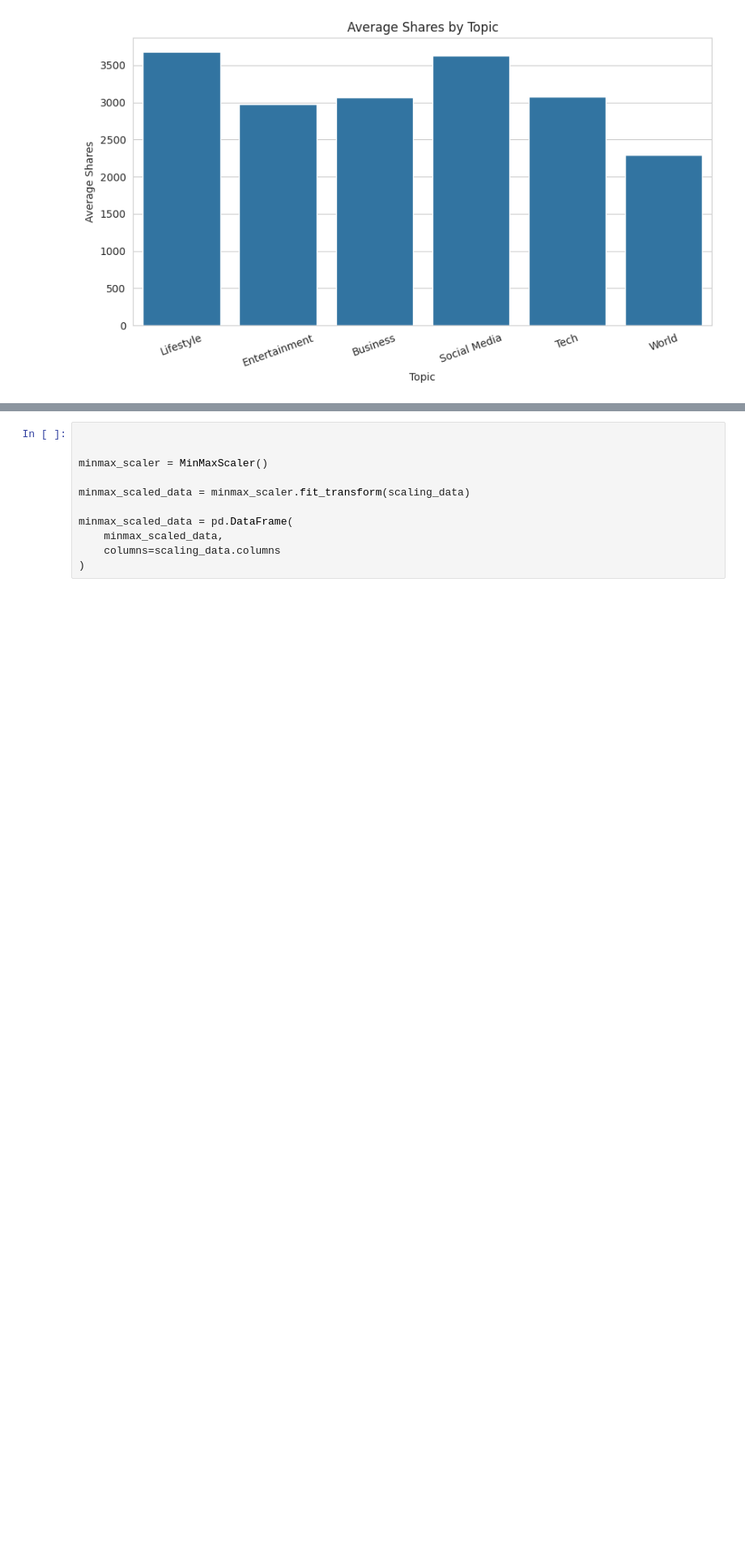
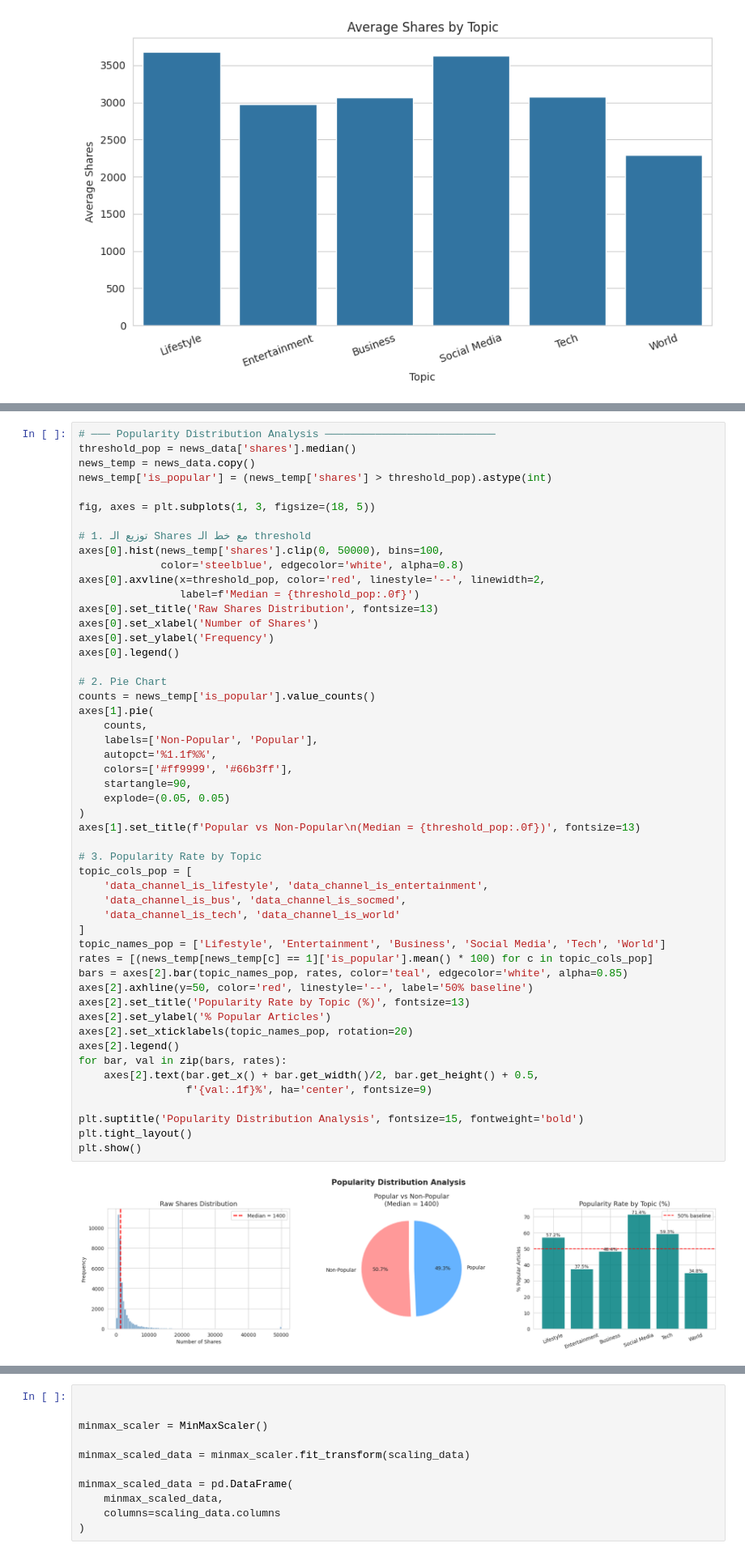
Before and after one commit to batoolabualhayjaa33-droid/ML-final-project, a Jupyter notebook: OnlineNewsPopularity.ipynb, the cells around one changed output, grey strips where cells are left out. Shown at 81% size. Drawn from its saved outputs; the diff is of its cells as text; blank space fills up the shorter version.

```diff
--- a/OnlineNewsPopularity.ipynb
+++ b/OnlineNewsPopularity.ipynb
@@ -357,3 +432,56 @@ plt.show()
+# %%
+# ─── Popularity Distribution Analysis ───────────────────────────
+threshold_pop = news_data['shares'].median()
+news_temp = news_data.copy()
+news_temp['is_popular'] = (news_temp['shares'] > threshold_pop).astype(int)
+
+fig, axes = plt.subplots(1, 3, figsize=(18, 5))
+
+# 1. توزيع الـ Shares مع خط الـ threshold
+axes[0].hist(news_temp['shares'].clip(0, 50000), bins=100,
+             color='steelblue', edgecolor='white', alpha=0.8)
+axes[0].axvline(x=threshold_pop, color='red', linestyle='--', linewidth=2,
+                label=f'Median = {threshold_pop:.0f}')
+axes[0].set_title('Raw Shares Distribution', fontsize=13)
+axes[0].set_xlabel('Number of Shares')
+axes[0].set_ylabel('Frequency')
+axes[0].legend()
+
+# 2. Pie Chart
+counts = news_temp['is_popular'].value_counts()
+axes[1].pie(
+    counts,
+    labels=['Non-Popular', 'Popular'],
+    autopct='%1.1f%%',
+    colors=['#ff9999', '#66b3ff'],
+    startangle=90,
+    explode=(0.05, 0.05)
+)
+axes[1].set_title(f'Popular vs Non-Popular\n(Median = {threshold_pop:.0f})', fontsize=13)
+
+# 3. Popularity Rate by Topic
+topic_cols_pop = [
+    'data_channel_is_lifestyle', 'data_channel_is_entertainment',
+    'data_channel_is_bus', 'data_channel_is_socmed',
+    'data_channel_is_tech', 'data_channel_is_world'
+]
+topic_names_pop = ['Lifestyle', 'Entertainment', 'Business', 'Social Media', 'Tech', 'World']
+rates = [(news_temp[news_temp[c] == 1]['is_popular'].mean() * 100) for c in topic_cols_pop]
+bars = axes[2].bar(topic_names_pop, rates, color='teal', edgecolor='white', alpha=0.85)
+axes[2].axhline(y=50, color='red', linestyle='--', label='50% baseline')
+axes[2].set_title('Popularity Rate by Topic (%)', fontsize=13)
+axes[2].set_ylabel('% Popular Articles')
+axes[2].set_xticklabels(topic_names_pop, rotation=20)
+axes[2].legend()
+for bar, val in zip(bars, rates):
+    axes[2].text(bar.get_x() + bar.get_width()/2, bar.get_height() + 0.5,
+                 f'{val:.1f}%', ha='center', fontsize=9)
+
+plt.suptitle('Popularity Distribution Analysis', fontsize=15, fontweight='bold')
+plt.tight_layout()
+plt.show()
+# %% [output]
+[figure, added]
 # %%
 
 outlier_features = [
```
Also changed, not shown: parts of 3 cells of this notebook.
